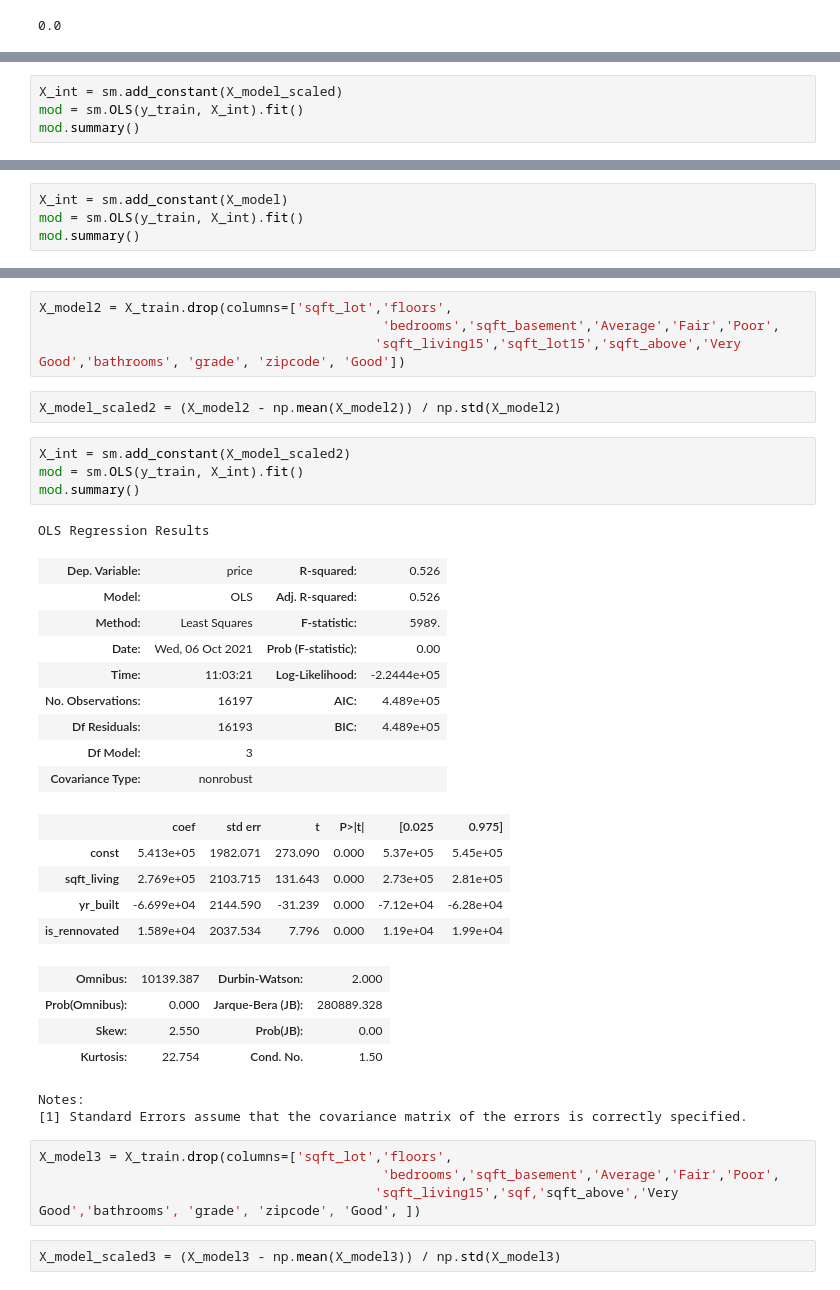
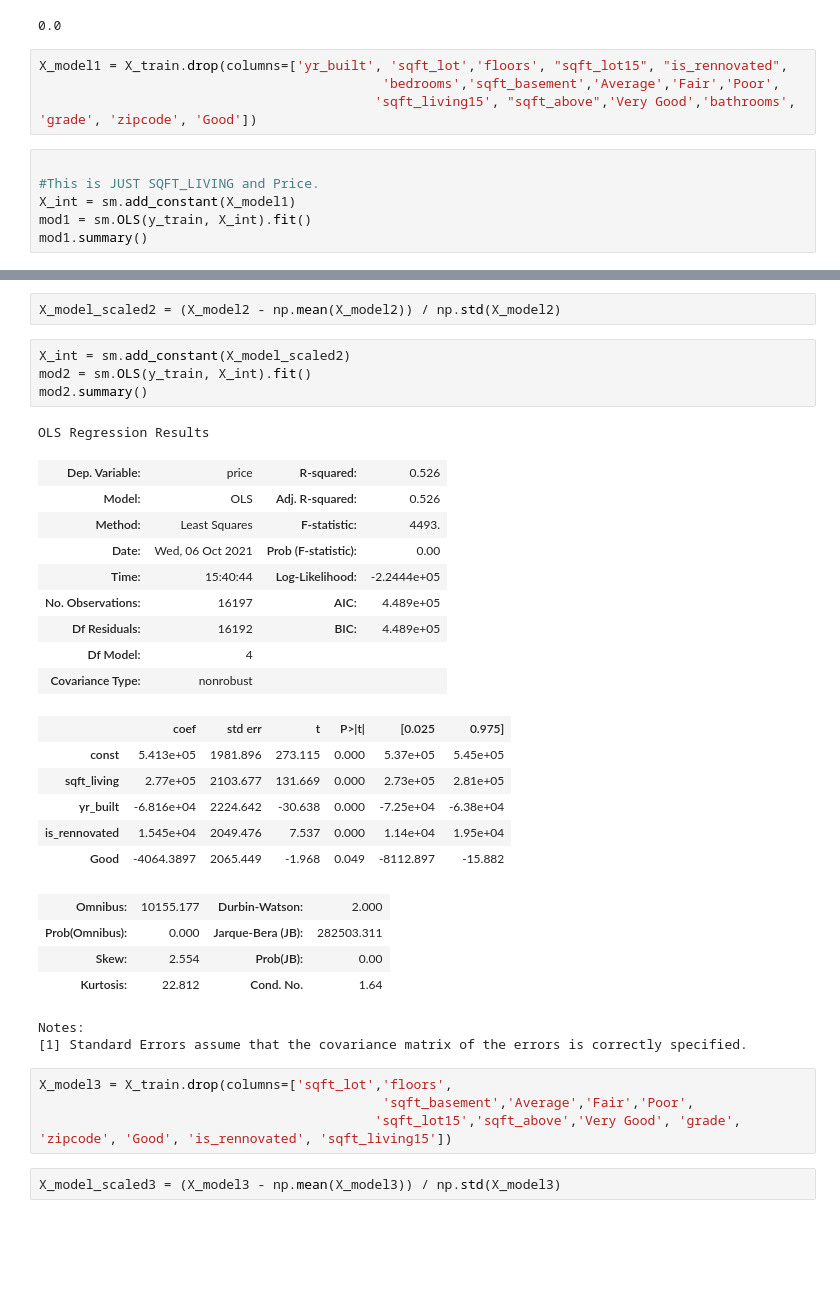
Before and after one commit to 281clo/King_County_House_Data_Analysis, a Jupyter notebook: Project.ipynb, the cells around one changed output, grey strips where cells are left out. Cells and saved outputs as stored; diff of their text form; blank space fills up the shorter version.

```diff
--- a/Project.ipynb
+++ b/Project.ipynb
@@ -401,3 +346,13 @@ dummy_regr.predict(X_train)
 dummy_regr.score(X_train, y_train)
 # %% [output]
 0.0
+# %%
+X_model1 = X_train.drop(columns=['yr_built', 'sqft_lot','floors', "sqft_lot15", "is_rennovated",
+                                            'bedrooms','sqft_basement','Average','Fair','Poor',
+                                           'sqft_living15', "sqft_above",'Very Good','bathrooms', 'grade', 'zipcode', 'Good'])
+# %%
+
+#This is JUST SQFT_LIVING and Price.
+X_int = sm.add_constant(X_model1)
+mod1 = sm.OLS(y_train, X_int).fit()
+mod1.summary()
@@ -410,4 +388,0 @@ X_model_scaled = (X_model - np.mean(X_model)) / np.std(X_model)
-# %%
-X_int = sm.add_constant(X_model_scaled)
-mod = sm.OLS(y_train, X_int).fit()
-mod.summary()
@@ -437,4 +388,0 @@ Notes:
-# %%
-X_int = sm.add_constant(X_model)
-mod = sm.OLS(y_train, X_int).fit()
-mod.summary()
@@ -466,39 +389,36 @@ strong multicollinearity or other numerical problems.
-# %%
-X_model2 = X_train.drop(columns=['sqft_lot','floors',
-                                            'bedrooms','sqft_basement','Average','Fair','Poor',
-                                           'sqft_living15','sqft_lot15','sqft_above','Very Good','bathrooms', 'grade', 'zipcode', 'Good'])
 # %%
 X_model_scaled2 = (X_model2 - np.mean(X_model2)) / np.std(X_model2)
 # %%
 X_int = sm.add_constant(X_model_scaled2)
-mod = sm.OLS(y_train, X_int).fit()
-mod.summary()
+mod2 = sm.OLS(y_train, X_int).fit()
+mod2.summary()
 # %% [output]
 OLS Regression Results
 | Dep. Variable: | price | R-squared: | 0.526 |
 | Model: | OLS | Adj. R-squared: | 0.526 |
-| Method: | Least Squares | F-statistic: | 5989. |
+| Method: | Least Squares | F-statistic: | 4493. |
 | Date: | Wed, 06 Oct 2021 | Prob (F-statistic): | 0.00 |
-| Time: | 11:03:21 | Log-Likelihood: | -2.2444e+05 |
+| Time: | 15:40:44 | Log-Likelihood: | -2.2444e+05 |
 | No. Observations: | 16197 | AIC: | 4.489e+05 |
-| Df Residuals: | 16193 | BIC: | 4.489e+05 |
-| Df Model: | 3 |  |  |
+| Df Residuals: | 16192 | BIC: | 4.489e+05 |
+| Df Model: | 4 |  |  |
 | Covariance Type: | nonrobust |  |  |
 |  | coef | std err | t | P>|t| | [0.025 | 0.975] |
-| const | 5.413e+05 | 1982.071 | 273.090 | 0.000 | 5.37e+05 | 5.45e+05 |
-| sqft_living | 2.769e+05 | 2103.715 | 131.643 | 0.000 | 2.73e+05 | 2.81e+05 |
-| yr_built | -6.699e+04 | 2144.590 | -31.239 | 0.000 | -7.12e+04 | -6.28e+04 |
-| is_rennovated | 1.589e+04 | 2037.534 | 7.796 | 0.000 | 1.19e+04 | 1.99e+04 |
+| const | 5.413e+05 | 1981.896 | 273.115 | 0.000 | 5.37e+05 | 5.45e+05 |
+| sqft_living | 2.77e+05 | 2103.677 | 131.669 | 0.000 | 2.73e+05 | 2.81e+05 |
+| yr_built | -6.816e+04 | 2224.642 | -30.638 | 0.000 | -7.25e+04 | -6.38e+04 |
+| is_rennovated | 1.545e+04 | 2049.476 | 7.537 | 0.000 | 1.14e+04 | 1.95e+04 |
+| Good | -4064.3897 | 2065.449 | -1.968 | 0.049 | -8112.897 | -15.882 |
-| Omnibus: | 10139.387 | Durbin-Watson: | 2.000 |
-| Prob(Omnibus): | 0.000 | Jarque-Bera (JB): | 280889.328 |
-| Skew: | 2.550 | Prob(JB): | 0.00 |
-| Kurtosis: | 22.754 | Cond. No. | 1.50 |
+| Omnibus: | 10155.177 | Durbin-Watson: | 2.000 |
+| Prob(Omnibus): | 0.000 | Jarque-Bera (JB): | 282503.311 |
+| Skew: | 2.554 | Prob(JB): | 0.00 |
+| Kurtosis: | 22.812 | Cond. No. | 1.64 |
 Notes:
 [1] Standard Errors assume that the covariance matrix of the errors is correctly specified.
 # %%
 X_model3 = X_train.drop(columns=['sqft_lot','floors',
-                                            'bedrooms','sqft_basement','Average','Fair','Poor',
-                                           'sqft_living15','sqf,'sqft_above','Very Good','bathrooms', 'grade', 'zipcode', 'Good', ])
+                                            'sqft_basement','Average','Fair','Poor',
+                                           'sqft_lot15','sqft_above','Very Good', 'grade', 'zipcode', 'Good', 'is_rennovated', 'sqft_living15'])
 # %%
 X_model_scaled3 = (X_model3 - np.mean(X_model3)) / np.std(X_model3)
 # %%
```
Also changed, not shown: parts of 50 cells of this notebook, 4 other files.
